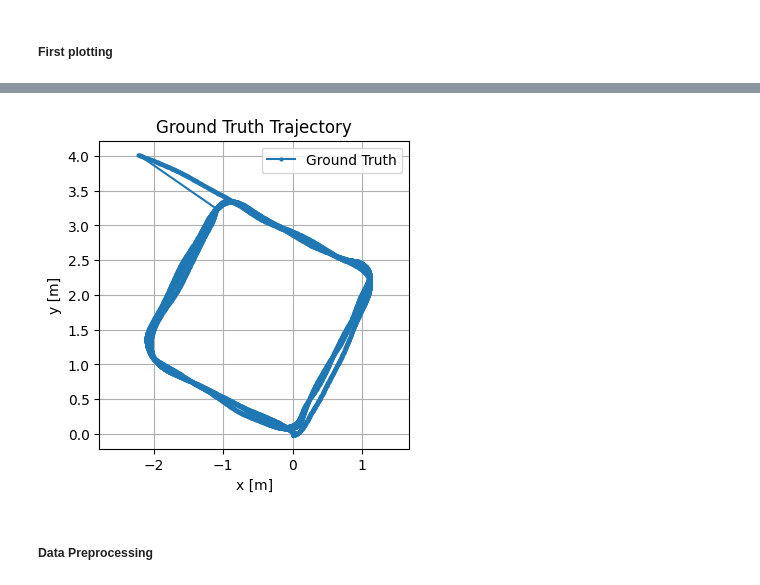
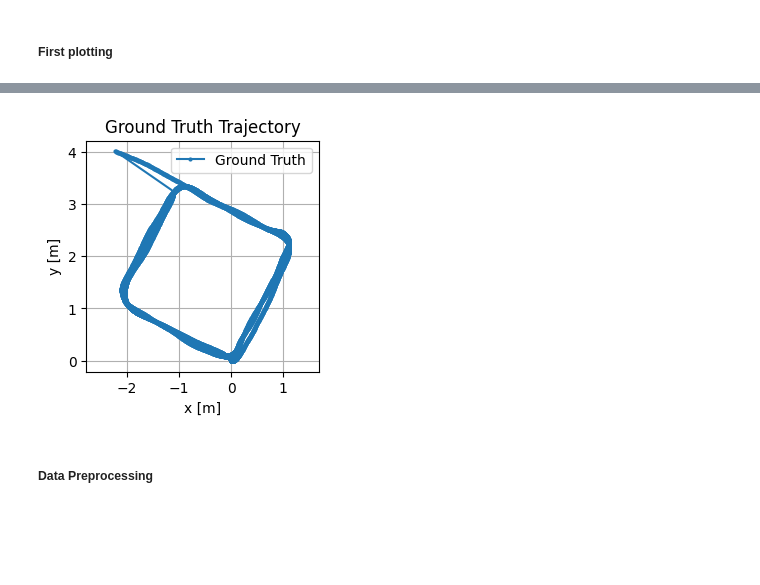
Before and after one commit to bernadettesophia/Navi_Lab02_WS25, a Jupyter notebook: lab02_ws2025_26_GROUPB_KAKUSKA_OETTL.ipynb, the cells around one changed output, grey strips where cells are left out. Drawn from its saved outputs; the diff is of its cells as text; code cells hidden in the pictures; blank space fills up the shorter version.

```diff
--- a/lab02_ws2025_26_GROUPB_KAKUSKA_OETTL.ipynb
+++ b/lab02_ws2025_26_GROUPB_KAKUSKA_OETTL.ipynb
@@ -235,17 +178,17 @@ plt.show()
 # %%
 # Plot Trajectory / position
 # Ground Truth -> XY trajectory for comparison with dead reckoning
 
-plt.figure(figsize=(4,4))
+plt.figure(figsize=(3,3))
 plt.plot(grtr_data["x"], grtr_data["y"], marker='o', markersize=2, label="Ground Truth")
 plt.xlabel("x [m]")
 plt.ylabel("y [m]")
 plt.title("Ground Truth Trajectory")
 plt.axis("equal")
 plt.grid(True)
 plt.legend()
 plt.show()
 # %% [output]
-[figure, old version]
+[figure, new version]
 # %% [markdown]
 ##### Data Preprocessing
```
Also changed, not shown: parts of 34 cells of this notebook, 3 other files.
